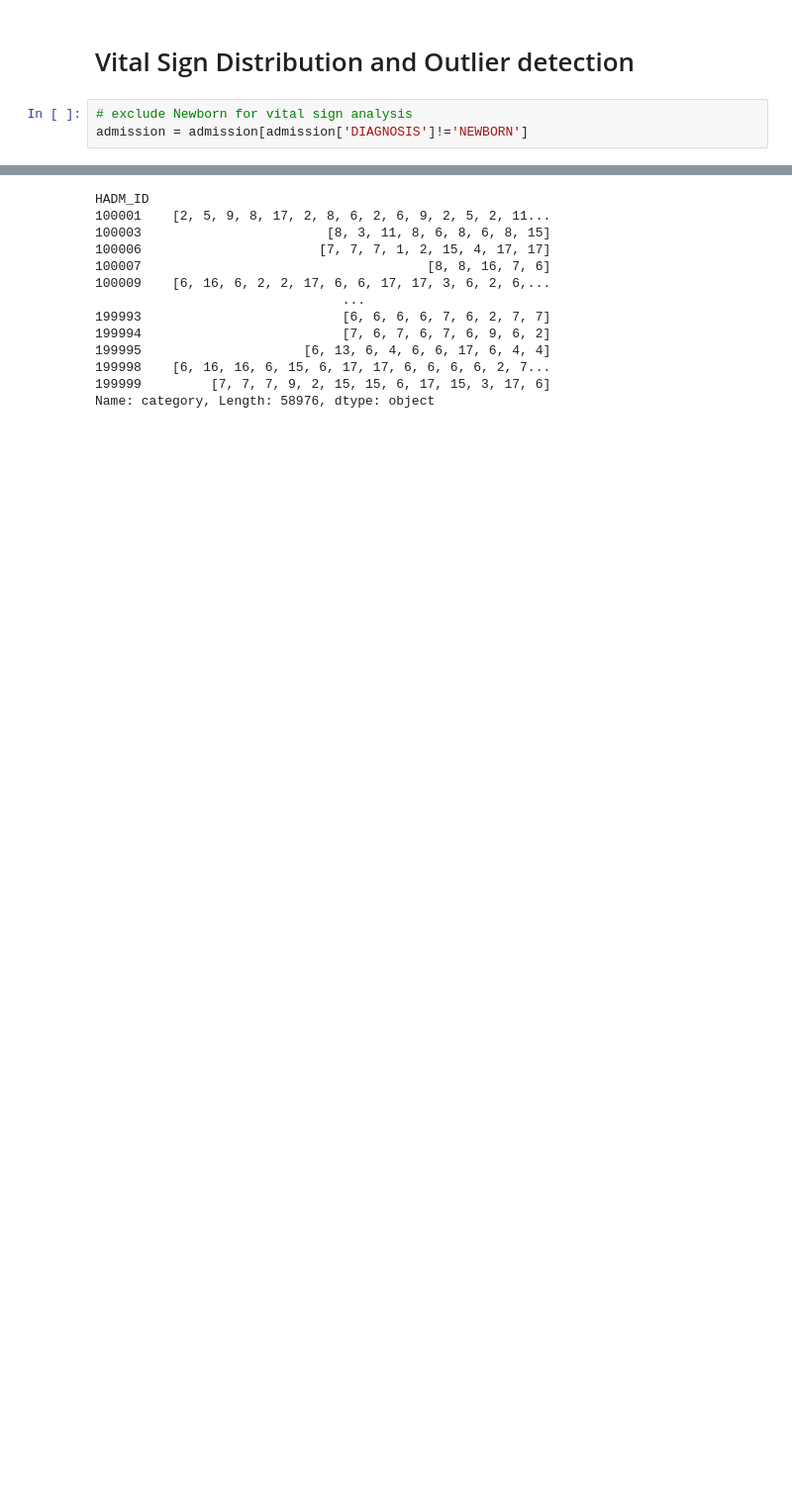
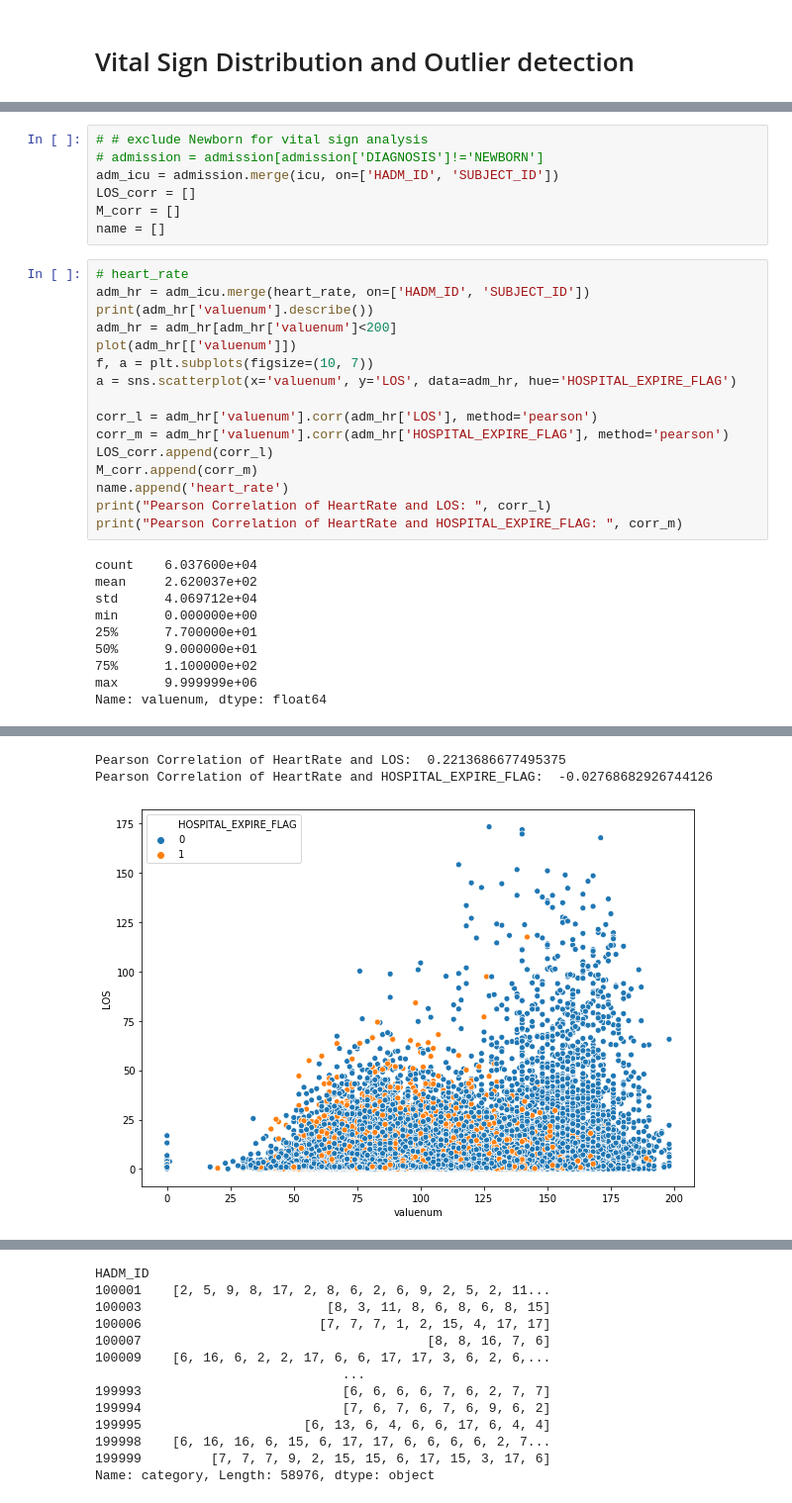
Before and after one commit to RachaelDing/733MIMIC_analysis, a Jupyter notebook: vital_signal_corr.ipynb, the cells around one changed output, grey strips where cells are left out. Shown at 99% size. Drawn from its saved outputs; the diff is of its cells as text; blank space fills up the shorter version.

```diff
--- a/vital_signal_corr.ipynb
+++ b/vital_signal_corr.ipynb
@@ -53,5 +85,2 @@ bilirubin = pd.read_csv('processed_items/item50885.csv', names=["HADM_ID","SUBJE
 # %% [markdown]
 # Vital Sign Distribution and Outlier detection
-# %%
-# exclude Newborn for vital sign analysis
-admission = admission[admission['DIAGNOSIS']!='NEWBORN']
@@ -413,0 +87,33 @@ for i in range(2, len(features)-1):
+# %%
+# # exclude Newborn for vital sign analysis
+# admission = admission[admission['DIAGNOSIS']!='NEWBORN']
+adm_icu = admission.merge(icu, on=['HADM_ID', 'SUBJECT_ID'])
+LOS_corr = []
+M_corr = []
+name = []
+# %%
+# heart_rate
+adm_hr = adm_icu.merge(heart_rate, on=['HADM_ID', 'SUBJECT_ID'])
+print(adm_hr['valuenum'].describe())
+adm_hr = adm_hr[adm_hr['valuenum']<200]
+plot(adm_hr[['valuenum']])
+f, a = plt.subplots(figsize=(10, 7))
+a = sns.scatterplot(x='valuenum', y='LOS', data=adm_hr, hue='HOSPITAL_EXPIRE_FLAG')
+
+corr_l = adm_hr['valuenum'].corr(adm_hr['LOS'], method='pearson')
+corr_m = adm_hr['valuenum'].corr(adm_hr['HOSPITAL_EXPIRE_FLAG'], method='pearson')
+LOS_corr.append(corr_l)
+M_corr.append(corr_m)
+name.append('heart_rate')
+print("Pearson Correlation of HeartRate and LOS: ", corr_l)
+print("Pearson Correlation of HeartRate and HOSPITAL_EXPIRE_FLAG: ", corr_m)
+# %% [output]
+count    6.037600e+04
+mean     2.620037e+02
+std      4.069712e+04
+min      0.000000e+00
+25%      7.700000e+01
+50%      9.000000e+01
+75%      1.100000e+02
+max      9.999999e+06
+Name: valuenum, dtype: float64
@@ -413,0 +122,3 @@ for i in range(2, len(features)-1):
+Pearson Correlation of HeartRate and LOS:  0.2213686677495375
+Pearson Correlation of HeartRate and HOSPITAL_EXPIRE_FLAG:  -0.02768682926744126
+[figure, added]
```
Also changed, not shown: parts of 50 cells of this notebook.
